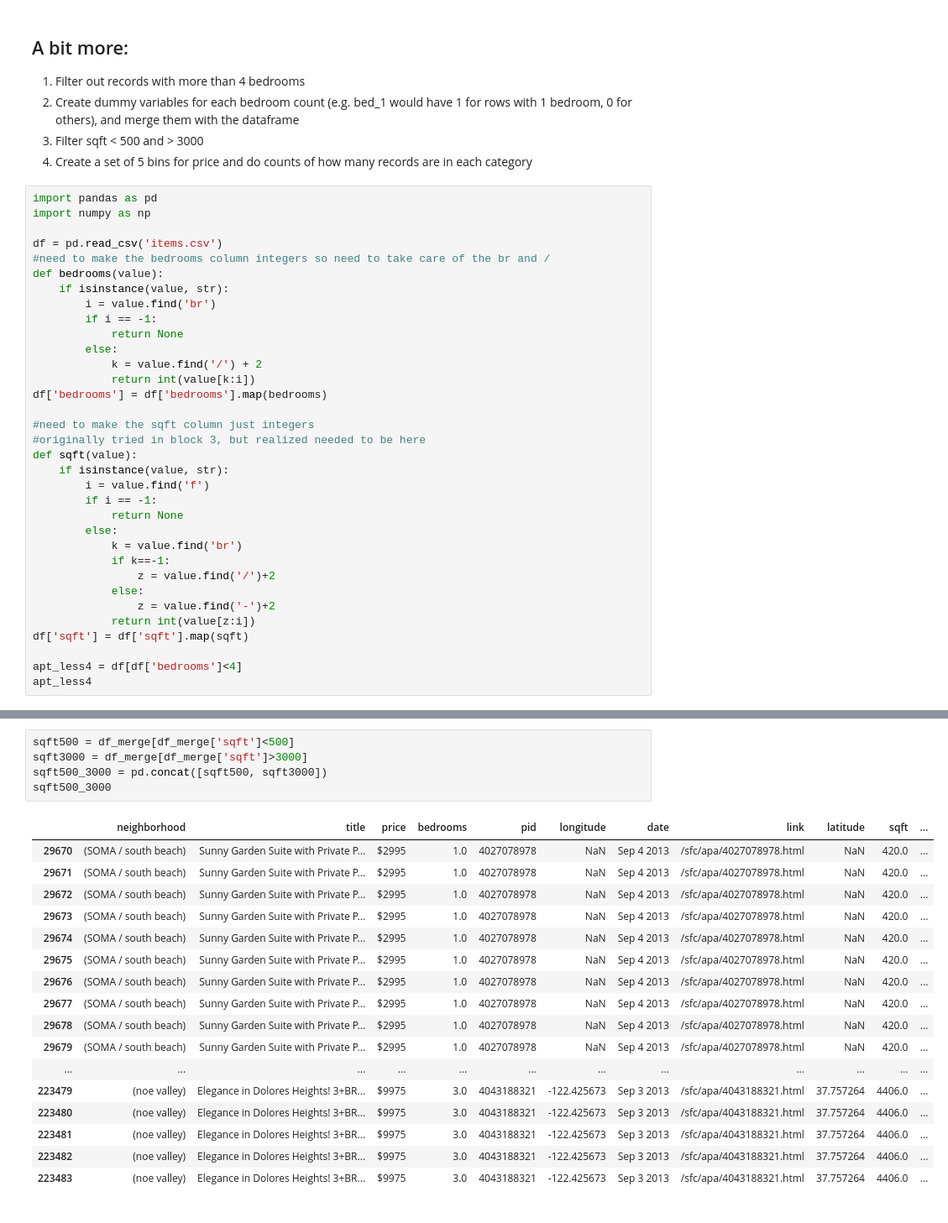
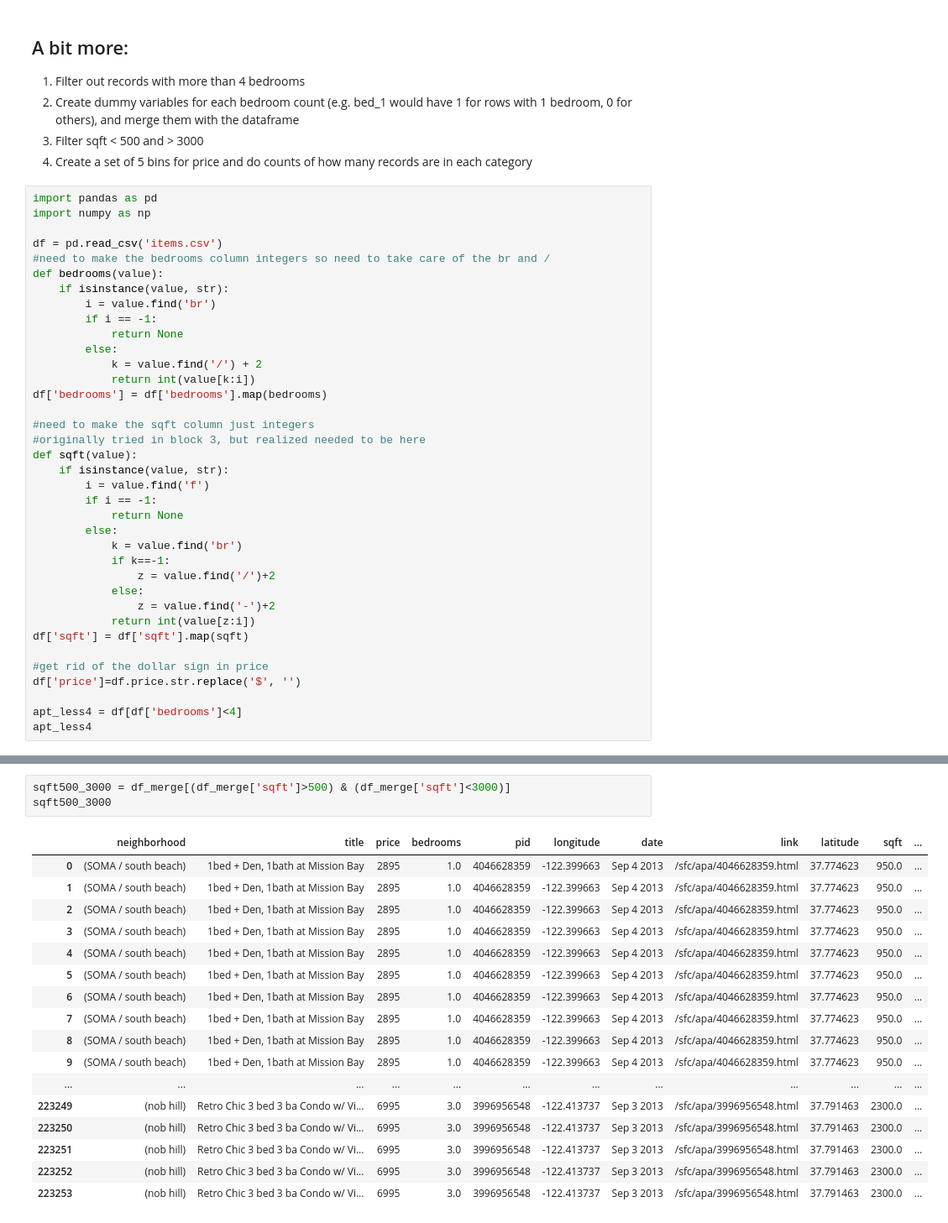
Before and after one commit to ahzimm4/ce599, a Jupyter notebook: 07-Data Wrangling/data-wrangling.ipynb, the cells around one changed output, grey strips where cells are left out. Shown: that part at 84% size. Drawn from its saved outputs; the diff is of its cells as text.

```diff
--- a/07-Data Wrangling/data-wrangling.ipynb
+++ b/07-Data Wrangling/data-wrangling.ipynb
@@ -576,6 +576,9 @@ def sqft(value):
             return int(value[z:i])
 df['sqft'] = df['sqft'].map(sqft)
 
+#get rid of the dollar sign in price
+df['price']=df.price.str.replace('$', '')
+
 apt_less4 = df[df['bedrooms']<4]
 apt_less4
 # %% [output]
@@ -626,24 +629,22 @@ df_merge
 224059 rows × 14 columns
 # %%
-sqft500 = df_merge[df_merge['sqft']<500]
-sqft3000 = df_merge[df_merge['sqft']>3000]
-sqft500_3000 = pd.concat([sqft500, sqft3000])
+sqft500_3000 = df_merge[(df_merge['sqft']>500) & (df_merge['sqft']<3000)]
 sqft500_3000
 # %% [output]
 |  | neighborhood | title | price | bedrooms | pid | longitude | date | link | latitude | sqft | ... |
-| 29670 | (SOMA / south beach) | Sunny Garden Suite with Private P... | $2995 | 1.0 | 4027078978 | NaN | Sep 4 2013 | /sfc/apa/4027078978.html | NaN | 420.0 | ... |
-| 29671 | (SOMA / south beach) | Sunny Garden Suite with Private P... | $2995 | 1.0 | 4027078978 | NaN | Sep 4 2013 | /sfc/apa/4027078978.html | NaN | 420.0 | ... |
-| 29672 | (SOMA / south beach) | Sunny Garden Suite with Private P... | $2995 | 1.0 | 4027078978 | NaN | Sep 4 2013 | /sfc/apa/4027078978.html | NaN | 420.0 | ... |
-| 29673 | (SOMA / south beach) | Sunny Garden Suite with Private P... | $2995 | 1.0 | 4027078978 | NaN | Sep 4 2013 | /sfc/apa/4027078978.html | NaN | 420.0 | ... |
-| 29674 | (SOMA / south beach) | Sunny Garden Suite with Private P... | $2995 | 1.0 | 4027078978 | NaN | Sep 4 2013 | /sfc/apa/4027078978.html | NaN | 420.0 | ... |
-| 29675 | (SOMA / south beach) | Sunny Garden Suite with Private P... | $2995 | 1.0 | 4027078978 | NaN | Sep 4 2013 | /sfc/apa/4027078978.html | NaN | 420.0 | ... |
-| 29676 | (SOMA / south beach) | Sunny Garden Suite with Private P... | $2995 | 1.0 | 4027078978 | NaN | Sep 4 2013 | /sfc/apa/4027078978.html | NaN | 420.0 | ... |
-| 29677 | (SOMA / south beach) | Sunny Garden Suite with Private P... | $2995 | 1.0 | 4027078978 | NaN | Sep 4 2013 | /sfc/apa/4027078978.html | NaN | 420.0 | ... |
-| 29678 | (SOMA / south beach) | Sunny Garden Suite with Private P... | $2995 | 1.0 | 4027078978 | NaN | Sep 4 2013 | /sfc/apa/4027078978.html | NaN | 420.0 | ... |
-| 29679 | (SOMA / south beach) | Sunny Garden Suite with Private P... | $2995 | 1.0 | 4027078978 | NaN | Sep 4 2013 | /sfc/apa/4027078978.html | NaN | 420.0 | ... |
+| 0 | (SOMA / south beach) | 1bed + Den, 1bath at Mission Bay | 2895 | 1.0 | 4046628359 | -122.399663 | Sep 4 2013 | /sfc/apa/4046628359.html | 37.774623 | 950.0 | ... |
+| 1 | (SOMA / south beach) | 1bed + Den, 1bath at Mission Bay | 2895 | 1.0 | 4046628359 | -122.399663 | Sep 4 2013 | /sfc/apa/4046628359.html | 37.774623 | 950.0 | ... |
+| 2 | (SOMA / south beach) | 1bed + Den, 1bath at Mission Bay | 2895 | 1.0 | 4046628359 | -122.399663 | Sep 4 2013 | /sfc/apa/4046628359.html | 37.774623 | 950.0 | ... |
+| 3 | (SOMA / south beach) | 1bed + Den, 1bath at Mission Bay | 2895 | 1.0 | 4046628359 | -122.399663 | Sep 4 2013 | /sfc/apa/4046628359.html | 37.774623 | 950.0 | ... |
+| 4 | (SOMA / south beach) | 1bed + Den, 1bath at Mission Bay | 2895 | 1.0 | 4046628359 | -122.399663 | Sep 4 2013 | /sfc/apa/4046628359.html | 37.774623 | 950.0 | ... |
+| 5 | (SOMA / south beach) | 1bed + Den, 1bath at Mission Bay | 2895 | 1.0 | 4046628359 | -122.399663 | Sep 4 2013 | /sfc/apa/4046628359.html | 37.774623 | 950.0 | ... |
+| 6 | (SOMA / south beach) | 1bed + Den, 1bath at Mission Bay | 2895 | 1.0 | 4046628359 | -122.399663 | Sep 4 2013 | /sfc/apa/4046628359.html | 37.774623 | 950.0 | ... |
+| 7 | (SOMA / south beach) | 1bed + Den, 1bath at Mission Bay | 2895 | 1.0 | 4046628359 | -122.399663 | Sep 4 2013 | /sfc/apa/4046628359.html | 37.774623 | 950.0 | ... |
+| 8 | (SOMA / south beach) | 1bed + Den, 1bath at Mission Bay | 2895 | 1.0 | 4046628359 | -122.399663 | Sep 4 2013 | /sfc/apa/4046628359.html | 37.774623 | 950.0 | ... |
+| 9 | (SOMA / south beach) | 1bed + Den, 1bath at Mission Bay | 2895 | 1.0 | 4046628359 | -122.399663 | Sep 4 2013 | /sfc/apa/4046628359.html | 37.774623 | 950.0 | ... |
 | ... | ... | ... | ... | ... | ... | ... | ... | ... | ... | ... | ... |
-| 223479 | (noe valley) | Elegance in Dolores Heights! 3+BR... | $9975 | 3.0 | 4043188321 | -122.425673 | Sep 3 2013 | /sfc/apa/4043188321.html | 37.757264 | 4406.0 | ... |
-| 223480 | (noe valley) | Elegance in Dolores Heights! 3+BR... | $9975 | 3.0 | 4043188321 | -122.425673 | Sep 3 2013 | /sfc/apa/4043188321.html | 37.757264 | 4406.0 | ... |
-| 223481 | (noe valley) | Elegance in Dolores Heights! 3+BR... | $9975 | 3.0 | 4043188321 | -122.425673 | Sep 3 2013 | /sfc/apa/4043188321.html | 37.757264 | 4406.0 | ... |
-| 223482 | (noe valley) | Elegance in Dolores Heights! 3+BR... | $9975 | 3.0 | 4043188321 | -122.425673 | Sep 3 2013 | /sfc/apa/4043188321.html | 37.757264 | 4406.0 | ... |
-| 223483 | (noe valley) | Elegance in Dolores Heights! 3+BR... | $9975 | 3.0 | 4043188321 | -122.425673 | Sep 3 2013 | /sfc/apa/4043188321.html | 37.757264 | 4406.0 | ... |
+| 223249 | (nob hill) | Retro Chic 3 bed 3 ba Condo w/ Vi... | 6995 | 3.0 | 3996956548 | -122.413737 | Sep 3 2013 | /sfc/apa/3996956548.html | 37.791463 | 2300.0 | ... |
+| 223250 | (nob hill) | Retro Chic 3 bed 3 ba Condo w/ Vi... | 6995 | 3.0 | 3996956548 | -122.413737 | Sep 3 2013 | /sfc/apa/3996956548.html | 37.791463 | 2300.0 | ... |
+| 223251 | (nob hill) | Retro Chic 3 bed 3 ba Condo w/ Vi... | 6995 | 3.0 | 3996956548 | -122.413737 | Sep 3 2013 | /sfc/apa/3996956548.html | 37.791463 | 2300.0 | ... |
+| 223252 | (nob hill) | Retro Chic 3 bed 3 ba Condo w/ Vi... | 6995 | 3.0 | 3996956548 | -122.413737 | Sep 3 2013 | /sfc/apa/3996956548.html | 37.791463 | 2300.0 | ... |
+| 223253 | (nob hill) | Retro Chic 3 bed 3 ba Condo w/ Vi... | 6995 | 3.0 | 3996956548 | -122.413737 | Sep 3 2013 | /sfc/apa/3996956548.html | 37.791463 | 2300.0 | ... |
```
Also changed, not shown: parts of 4 cells of this notebook.
